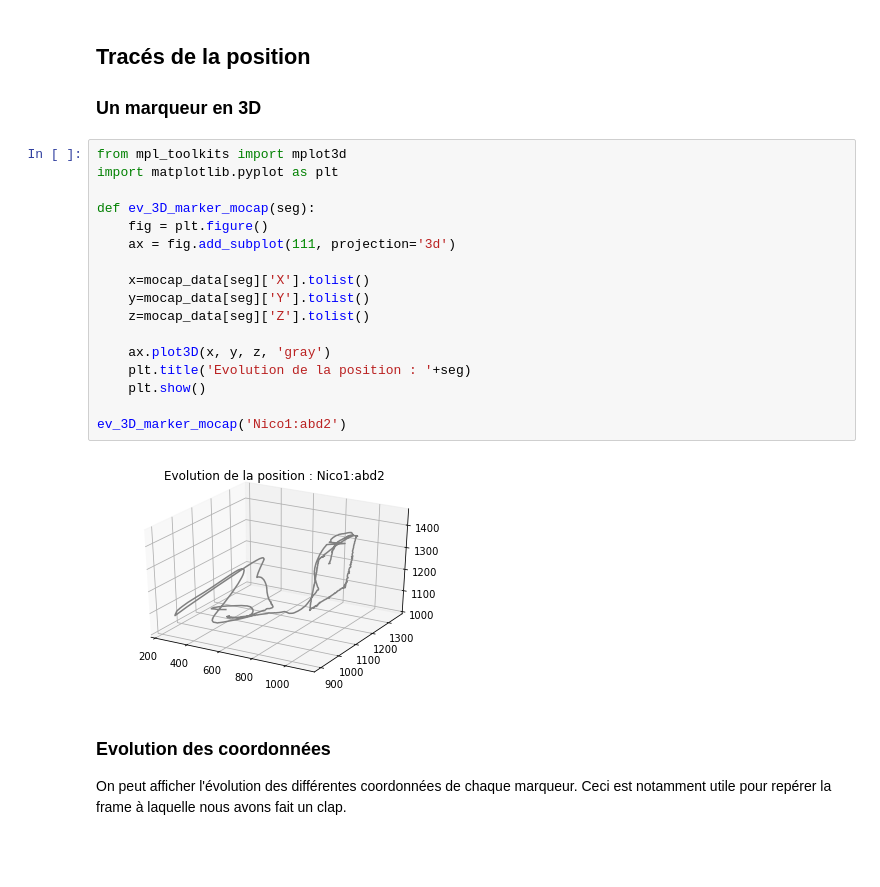
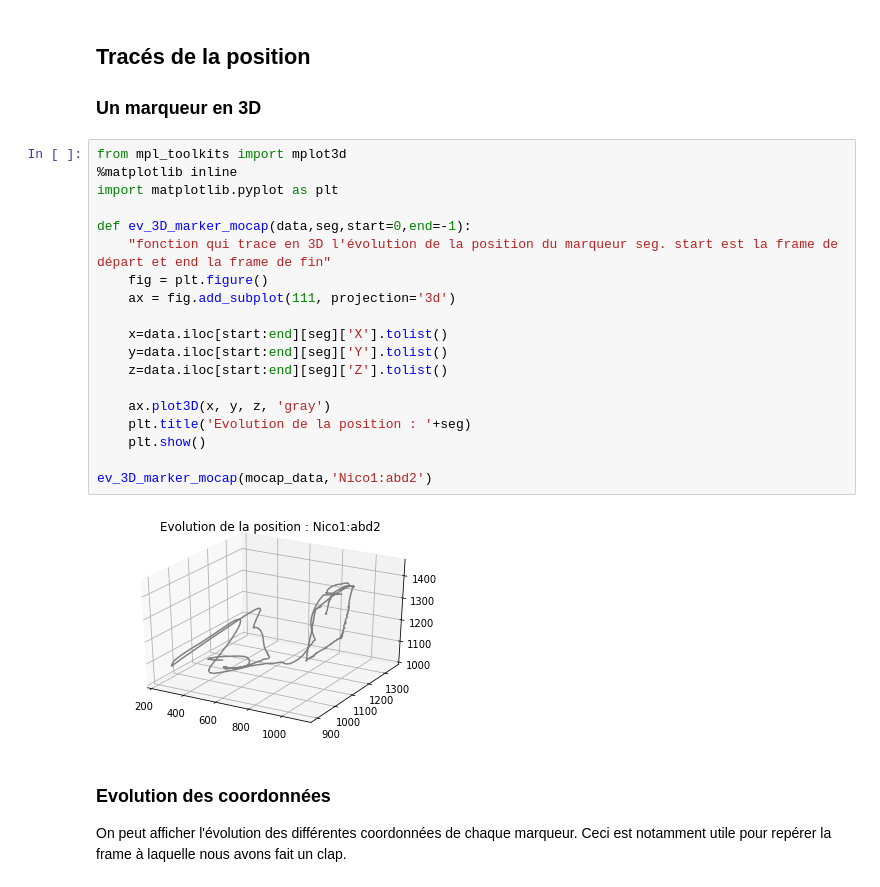
Before and after one commit to AmigoCap/MultiAcqui, a Jupyter notebook: 211019_NicoGabin_carre/01-Comparaison_Mocap_OpenPose_Square.ipynb, the cells around one changed output. Cells and saved outputs as stored; diff of their text form; blank space fills up the shorter version.

Commit message:
calcul accélération et écriture fonctions génériques (sauf pour animation)

```diff
--- a/211019_NicoGabin_carre/01-Comparaison_Mocap_OpenPose_Square.ipynb
+++ b/211019_NicoGabin_carre/01-Comparaison_Mocap_OpenPose_Square.ipynb
@@ -63,23 +69,25 @@ mocap_data
 ### Un marqueur en 3D
 # %%
 from mpl_toolkits import mplot3d
+%matplotlib inline
 import matplotlib.pyplot as plt
 
-def ev_3D_marker_mocap(seg):
+def ev_3D_marker_mocap(data,seg,start=0,end=-1):
+    "fonction qui trace en 3D l'évolution de la position du marqueur seg. start est la frame de départ et end la frame de fin"
     fig = plt.figure()
     ax = fig.add_subplot(111, projection='3d')
 
-    x=mocap_data[seg]['X'].tolist()
-    y=mocap_data[seg]['Y'].tolist()
-    z=mocap_data[seg]['Z'].tolist()
+    x=data.iloc[start:end][seg]['X'].tolist()
+    y=data.iloc[start:end][seg]['Y'].tolist()
+    z=data.iloc[start:end][seg]['Z'].tolist()
 
     ax.plot3D(x, y, z, 'gray')
     plt.title('Evolution de la position : '+seg)
     plt.show()
 
-ev_3D_marker_mocap('Nico1:abd2')
+ev_3D_marker_mocap(mocap_data,'Nico1:abd2')
 # %% [output]
-[figure, old version]
+[figure, new version]
 # %% [markdown]
 ### Evolution des coordonnées
 On peut afficher l'évolution des différentes coordonnées de chaque marqueur. Ceci est notamment utile pour repérer la frame à laquelle nous avons fait un clap.
```
Also changed, not shown: parts of 25 cells of this notebook.
